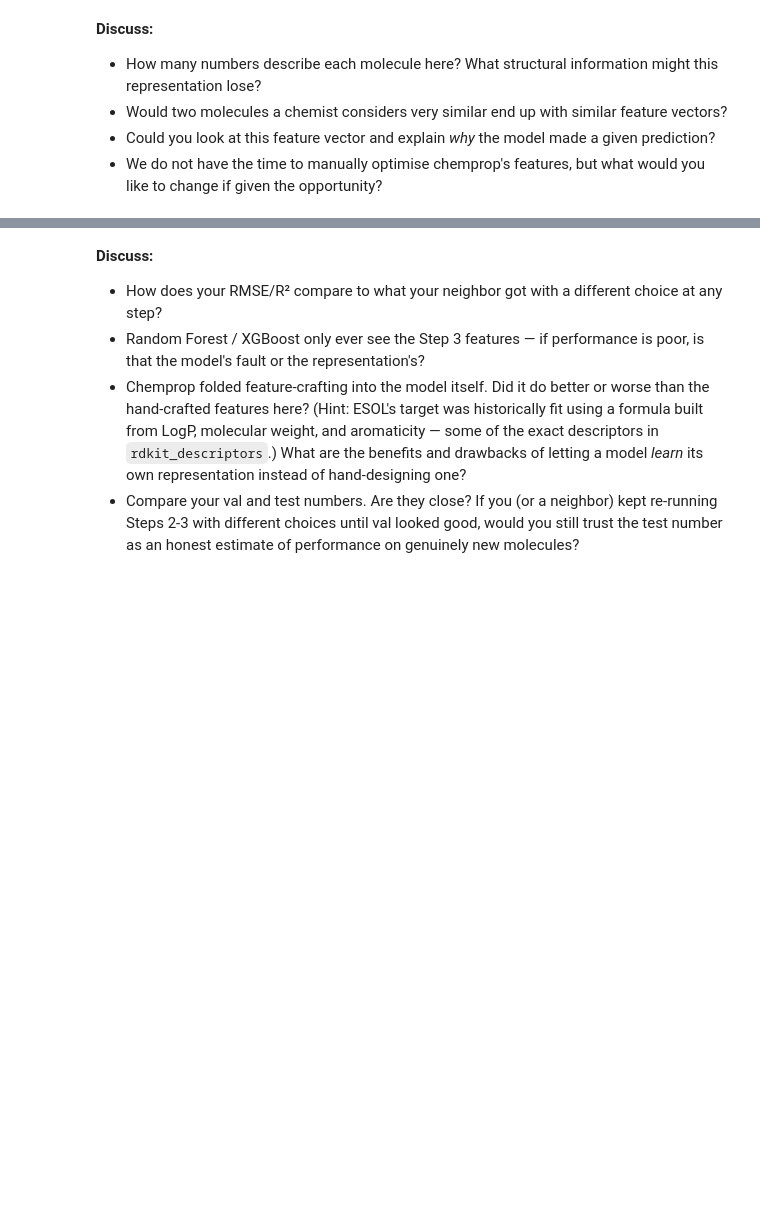
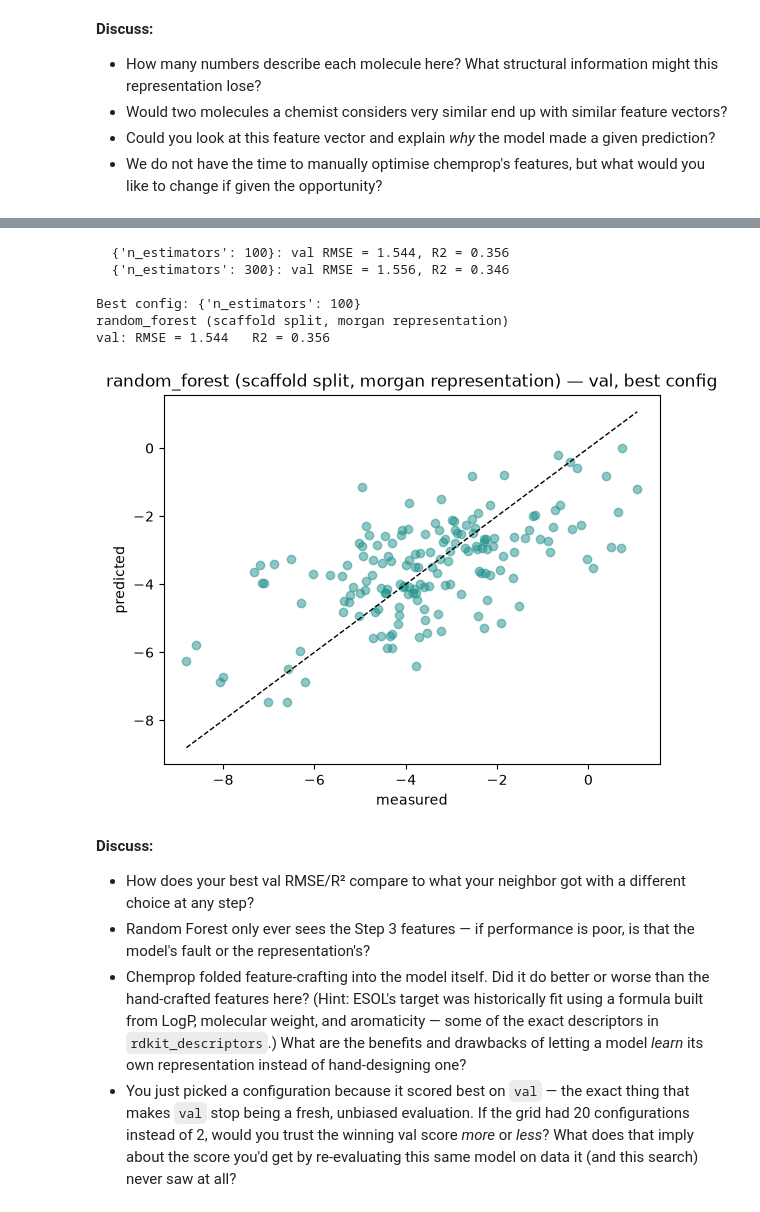
Before and after one commit to Corteswain/AI4molecules-tutorial, a Jupyter notebook: notebooks/AI4molecules_tutorial.ipynb, the cells around one changed output, grey strips where cells are left out. Cells and saved outputs as stored; diff of their text form; code cells hidden in the pictures; blank space fills up the shorter version.

```diff
--- a/notebooks/AI4molecules_tutorial.ipynb
+++ b/notebooks/AI4molecules_tutorial.ipynb
@@ -245,6 +289,6 @@ Pick one below. (Chemprop takes ~20-40 seconds to train, later in Step 4.)
 # %%
 # ---- YOUR CHOICE ----
-MODEL = "random_forest"  # options: "random_forest", "xgboost", "chemprop"
+MODEL = "chemprop"  # options: "random_forest", "chemprop"
 # ----------------------
 
 print(f"Selected model: {MODEL}")
@@ -293,10 +339,9 @@ REPRESENTATION = "morgan"  # options: "morgan", "maccs", "rdkit_descriptors"
 
 if MODEL == "chemprop":
     print("MODEL = 'chemprop' — it builds its own representation from the graph, so this choice will be ignored in Step 4.")
-    X_train = X_val = X_test = None
+    X_train = X_val = None
 else:
     featurize = REPRESENTATIONS[REPRESENTATION]
     X_train = featurize(train_df["smiles"].tolist())
     X_val = featurize(val_df["smiles"].tolist())
-    X_test = featurize(test_df["smiles"].tolist())
     print(f"{REPRESENTATION}: X_train.shape = {X_train.shape}")
@@ -315,27 +368,49 @@ Now put your three choices together: train `MODEL` on the `SPLIT_METHOD` split,
 if MODEL == "chemprop":
     # Chemprop's "representation learning" is, in effect, its own version of Step 3 —
     # it folds feature-crafting into the model rather than doing it by hand.
-    result = run_chemprop(train_df, val_df, test_df, target_col=TARGET, epochs=30)
+    param_grid = [{"depth": 2}, {"depth": 4}]
+    trials = []
+    for params in param_grid:
+        r = run_chemprop(train_df, val_df, target_col=TARGET, epochs=15, **params)
+        trials.append((params, r))
+        print(f"  {params}: val RMSE = {r['rmse']:.3f}, R2 = {r['r2']:.3f}")
     label = f"{MODEL} ({SPLIT_METHOD} split, learned representation)"
-else:
-    result = MODEL_RUNNERS[MODEL](X_train, y_train, X_val, y_val, X_test, y_test)
+
+else:  # random_forest
+    param_grid = [{"n_estimators": 100}, {"n_estimators": 300}]
+    trials = []
+    for params in param_grid:
+        r = MODEL_RUNNERS[MODEL](X_train, y_train, X_val, y_val, **params)
+        trials.append((params, r))
+        print(f"  {params}: val RMSE = {r['rmse']:.3f}, R2 = {r['r2']:.3f}")
     label = f"{MODEL} ({SPLIT_METHOD} split, {REPRESENTATION} representation)"
 
+best_params, result = min(trials, key=lambda pr: pr[1]["rmse"])
+print()
+print(f"Best config: {best_params}")
 print(label)
-print(f"val:  RMSE = {result['val_rmse']:.3f}   R2 = {result['val_r2']:.3f}")
-print(f"test: RMSE = {result['rmse']:.3f}   R2 = {result['r2']:.3f}   <- true holdout, the number that counts")
+print(f"val: RMSE = {result['rmse']:.3f}   R2 = {result['r2']:.3f}")
+# %% [output]
+  {'n_estimators': 100}: val RMSE = 1.544, R2 = 0.356
+  {'n_estimators': 300}: val RMSE = 1.556, R2 = 0.346
+
+Best config: {'n_estimators': 100}
+random_forest (scaffold split, morgan representation)
+val: RMSE = 1.544   R2 = 0.356
 # %%
 y_pred = result["y_pred"]
-lims = [min(y_test.min(), y_pred.min()), max(y_test.max(), y_pred.max())]
-plt.scatter(y_test, y_pred, alpha=0.5, color=plt.cm.viridis(0.5))
+lims = [min(y_val.min(), y_pred.min()), max(y_val.max(), y_pred.max())]
+plt.scatter(y_val, y_pred, alpha=0.5, color=plt.cm.viridis(0.5))
 plt.plot(lims, lims, "k--", linewidth=1)
 plt.xlabel("measured")
 plt.ylabel("predicted")
-plt.title(f"{label} \u2014 test (true holdout)")
+plt.title(f"{label} — val, best config")
 plt.show()
+# %% [output]
+[figure, added]
 # %% [markdown]
 **Discuss:**
-- How does your RMSE/R² compare to what your neighbor got with a different choice at any step?
-- Random Forest / XGBoost only ever see the Step 3 features — if performance is poor, is that the model's fault or the representation's?
+- How does your best val RMSE/R² compare to what your neighbor got with a different choice at any step?
+- Random Forest only ever sees the Step 3 features — if performance is poor, is that the model's fault or the representation's?
 - Chemprop folded feature-crafting into the model itself. Did it do better or worse than the hand-crafted features here? (Hint: ESOL's target was historically fit using a formula built from LogP, molecular weight, and aromaticity — some of the exact descriptors in `rdkit_descriptors`.) What are the benefits and drawbacks of letting a model *learn* its own representation instead of hand-designing one?
-- Compare your val and test numbers. Are they close? If you (or a neighbor) kept re-running Steps 2-3 with different choices until val looked good, would you still trust the test number as an honest estimate of performance on genuinely new molecules?
+- You just picked a configuration because it scored best on `val` — the exact thing that makes `val` stop being a fresh, unbiased evaluation. If the grid had 20 configurations instead of 2, would you trust the winning val score *more* or *less*? What does that imply about the score you'd get by re-evaluating this same model on data it (and this search) never saw at all?
```
Also changed, not shown: parts of 25 cells of this notebook, 9 other files.
